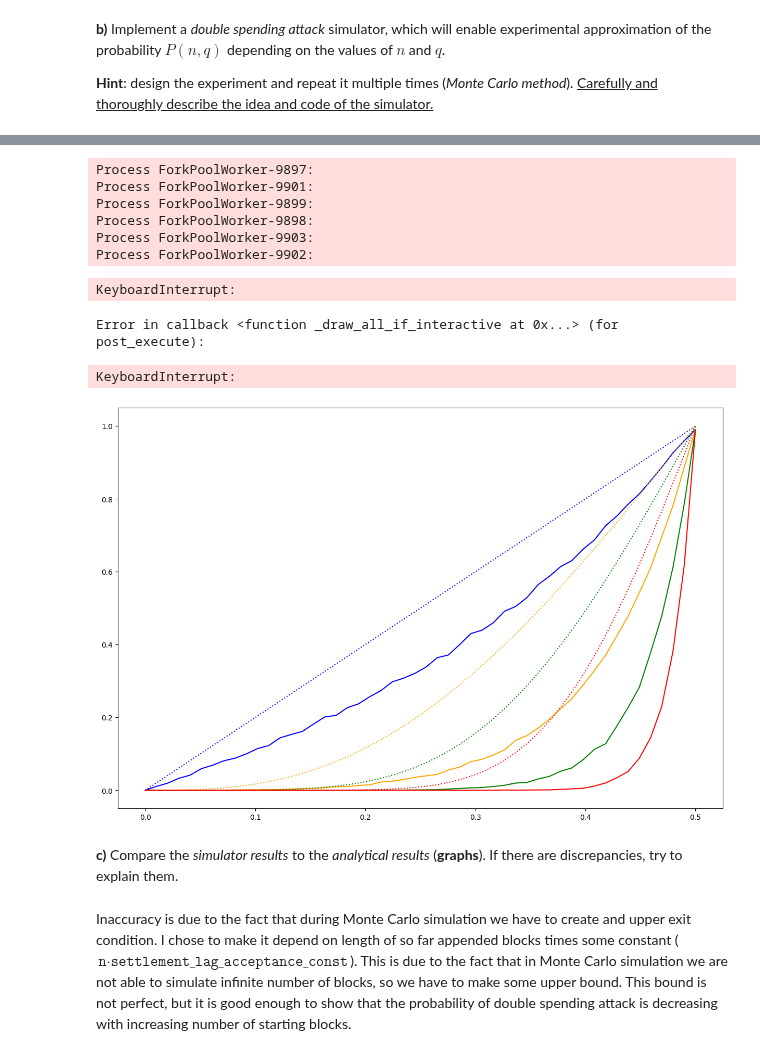
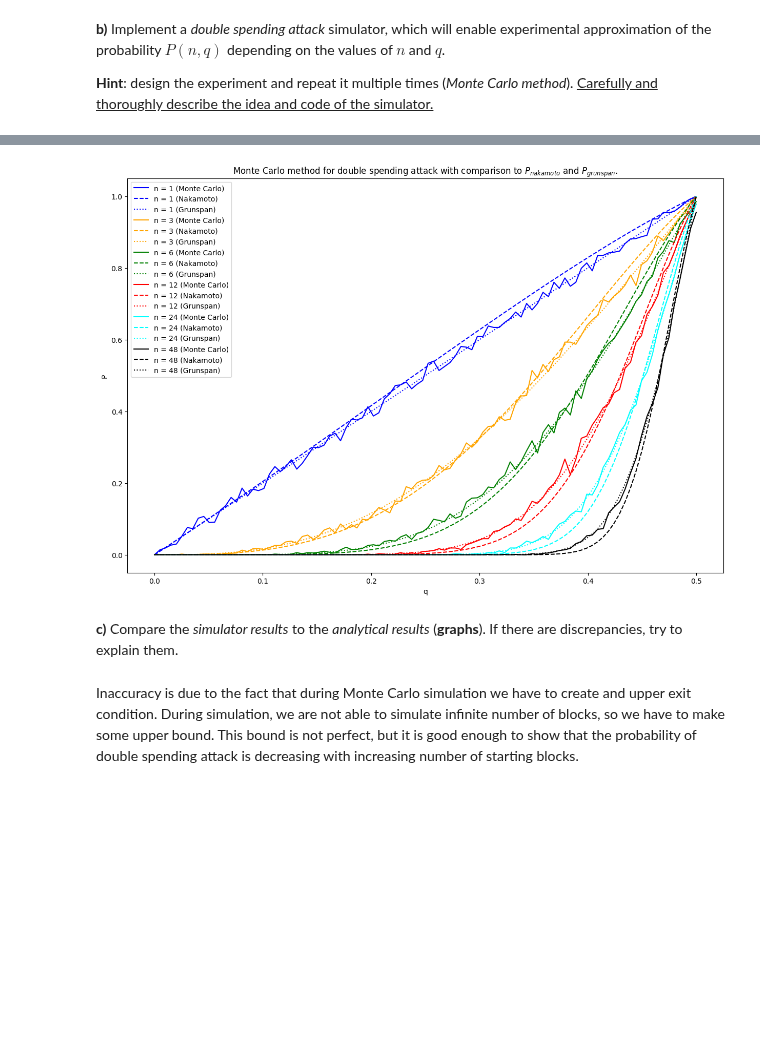
Before and after one commit to GabrielWechta/white_rose, a Jupyter notebook: distributed_algorithms/Labs/list_4/list_4.ipynb, the cells around one changed output, grey strips where cells are left out. Drawn from its saved outputs; the diff is of its cells as text; code cells hidden in the pictures; blank space fills up the shorter version.

```diff
--- a/distributed_algorithms/Labs/list_4/list_4.ipynb
+++ b/distributed_algorithms/Labs/list_4/list_4.ipynb
@@ -191,16 +192,23 @@ __b)__ Implement a *double spending attack* simulator, which will enable experim
 
 __Hint__: design the experiment and repeat it multiple times (_Monte Carlo method_). <u>Carefully and thoroughly describe the idea and code of the simulator.</u>
 # %%
-def single_double_spending_experiment(n: int, q: float, settlement_lag_acceptance_const: int = 30) -> int:
-    current_distance = n
-    while current_distance > 0:
+def single_double_spending_experiment(n: int, q: float, settlement_lag_acceptance_const: int = 100) -> int:
+    # run a single double spending experiment
+    adversary_chain_length = 0
+    honest_chain_length = 0
+    while True:
+        # since block generation is a bernoulli process, we can simulate it with a random number generator
         if random.random() < q:
-            current_distance -= 1
+            adversary_chain_length += 1
         else:
-            current_distance += 1
-        if current_distance >= settlement_lag_acceptance_const * n:
+            honest_chain_length += 1
+
+        # check if the adversary has won or if the honest chain is long enough
+        if honest_chain_length - adversary_chain_length <= 0 and honest_chain_length >= n:
+            return 1
+        # check if the adversary has lost i.e. the distance between honest and adversary chains is big enough
+        if honest_chain_length - adversary_chain_length >= settlement_lag_acceptance_const:
             return 0
-    return 1
 
 
 def P_monte_carlo(n: int, q: float, num_experiments: int = 1000, num_threads: int = 8) -> float:
@@ -222,38 +230,29 @@ Wall time: 304 ms
 # %%
 def subtask_b():
     colors = ['blue', 'orange', 'green', 'red', 'cyan', 'black']
-    q_linspace = np.linspace(0, 0.5, 50)
+    q_linspace = np.linspace(0, 0.5, 100)
     fig, ax = plt.subplots(figsize=(15, 10))
     for i, n in enumerate([1, 3, 6, 12, 24, 48]):
         ax.plot(q_linspace, [P_monte_carlo(n, q) for q in q_linspace], label=f'n = {n} (Monte Carlo)', color=colors[i],
                 linestyle='solid')
         ax.plot(q_linspace, [P_nakamoto(n, q) for q in q_linspace], label=f'n = {n} (Nakamoto)', color=colors[i],
                 linestyle='dashed')
         ax.plot(q_linspace, [P_grunspan(n, q) for q in q_linspace], label=f'n = {n} (Grunspan)', color=colors[i],
                 linestyle='dotted')
     ax.set_title(r"Monte Carlo method for double spending attack with comparison to $P_{nakamoto}$ and $P_{grunspan}$.")
     ax.legend()
     ax.set_xlabel('q')
     ax.set_ylabel('P')
 
     if SAVE_FIGURES is True:
         plt.savefig('figures/subtask_b.png')
     plt.show()
 
 
 subtask_b()
 # %% [output]
-Process ForkPoolWorker-9897:
-Process ForkPoolWorker-9901:
-Process ForkPoolWorker-9899:
-Process ForkPoolWorker-9898:
-Process ForkPoolWorker-9903:
-Process ForkPoolWorker-9902:
-KeyboardInterrupt:
-Error in callback <function _draw_all_if_interactive at 0x...> (for post_execute):
-KeyboardInterrupt:
-[figure, old version]
+[figure, new version]
 # %% [markdown]
 __c)__ Compare the _simulator results_ to the _analytical results_ (__graphs__). If there are discrepancies, try to explain them.
 # %% [markdown]
-Inaccuracy is due to the fact that during Monte Carlo simulation we have to create and upper exit condition. I chose to make it depend on length of so far appended blocks times some constant ($\texttt{n} \cdot \texttt{settlement_lag_acceptance_const}$). This is due to the fact that in Monte Carlo simulation we are not able to simulate infinite number of blocks, so we have to make some upper bound. This bound is not perfect, but it is good enough to show that the probability of double spending attack is decreasing with increasing number of starting blocks.
+Inaccuracy is due to the fact that during Monte Carlo simulation we have to create and upper exit condition. During simulation, we are not able to simulate infinite number of blocks, so we have to make some upper bound. This bound is not perfect, but it is good enough to show that the probability of double spending attack is decreasing with increasing number of starting blocks.
```
Also changed, not shown: parts of 4 cells of this notebook, 3 other files.
